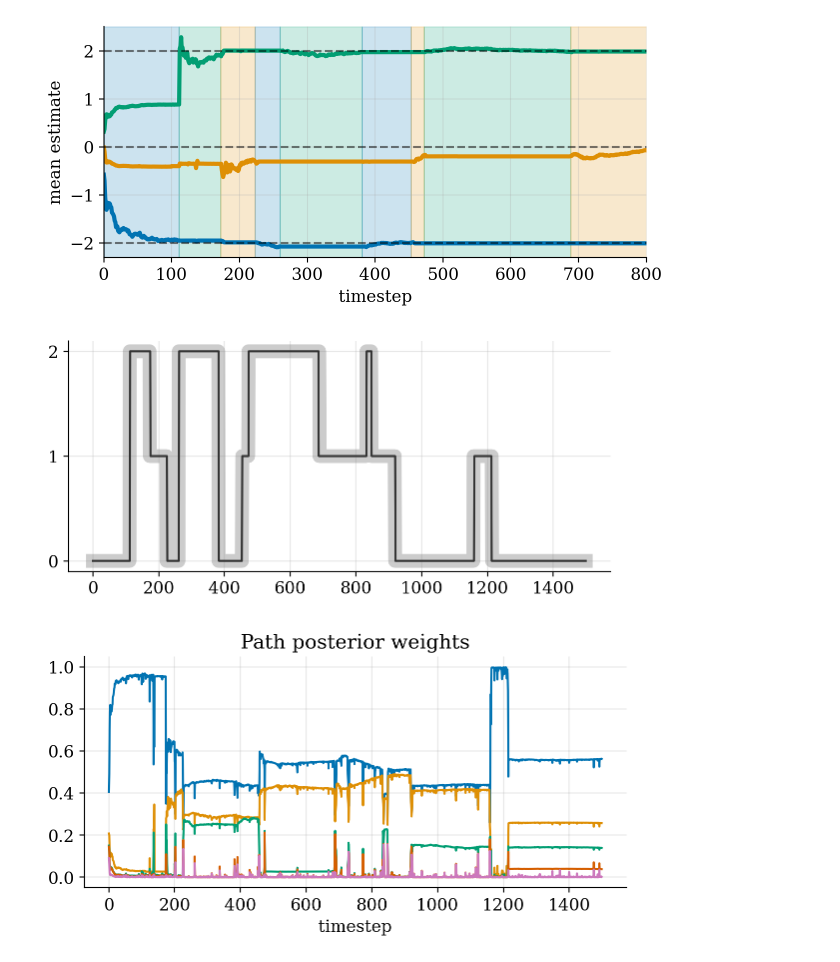
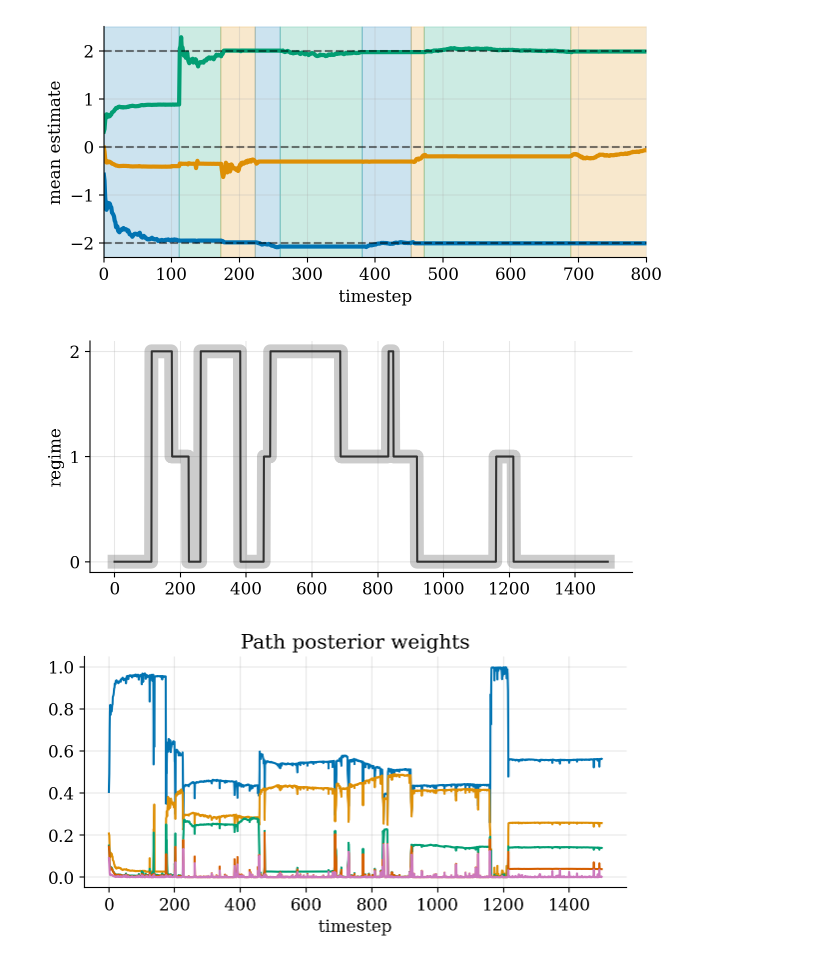
Before and after one commit to gerdm/bayes, a Jupyter notebook: online-hmm.ipynb, the cells around one changed output. Saved outputs shown, nothing was run; the diff lists cells and outputs as text; code cells hidden in the pictures.

```diff
--- a/online-hmm.ipynb
+++ b/online-hmm.ipynb
@@ -448,18 +447,18 @@ hist_regimes_ohe = jax.nn.one_hot(bel_final.regime, n_regimes, axis=0)
 # %%
 proba_regimes = jnp.einsum(
     "kst,ts->tk",
     hist_regimes_ohe[[2,0,1], ...],
     hist_weights
 )
 # plt.step(timesteps, states, label="true state", where="post", c="tab:gray", linewidth=10, alpha=0.3)
 
 plt.plot(proba_regimes.argmax(axis=1), c="black")
-
+plt.ylabel("regime")
 plt.plot(states, c="gray", linewidth=10, alpha=0.4)
 plt.yticks([0, 1, 2])
 plt.grid(alpha=0.3)
 # %% [output]
-[figure, old version]
+[figure, new version]
 # %%
 # Lower is better
 plt.title("Path posterior weights")
```
Also changed, not shown: parts of 3 cells of this notebook.
